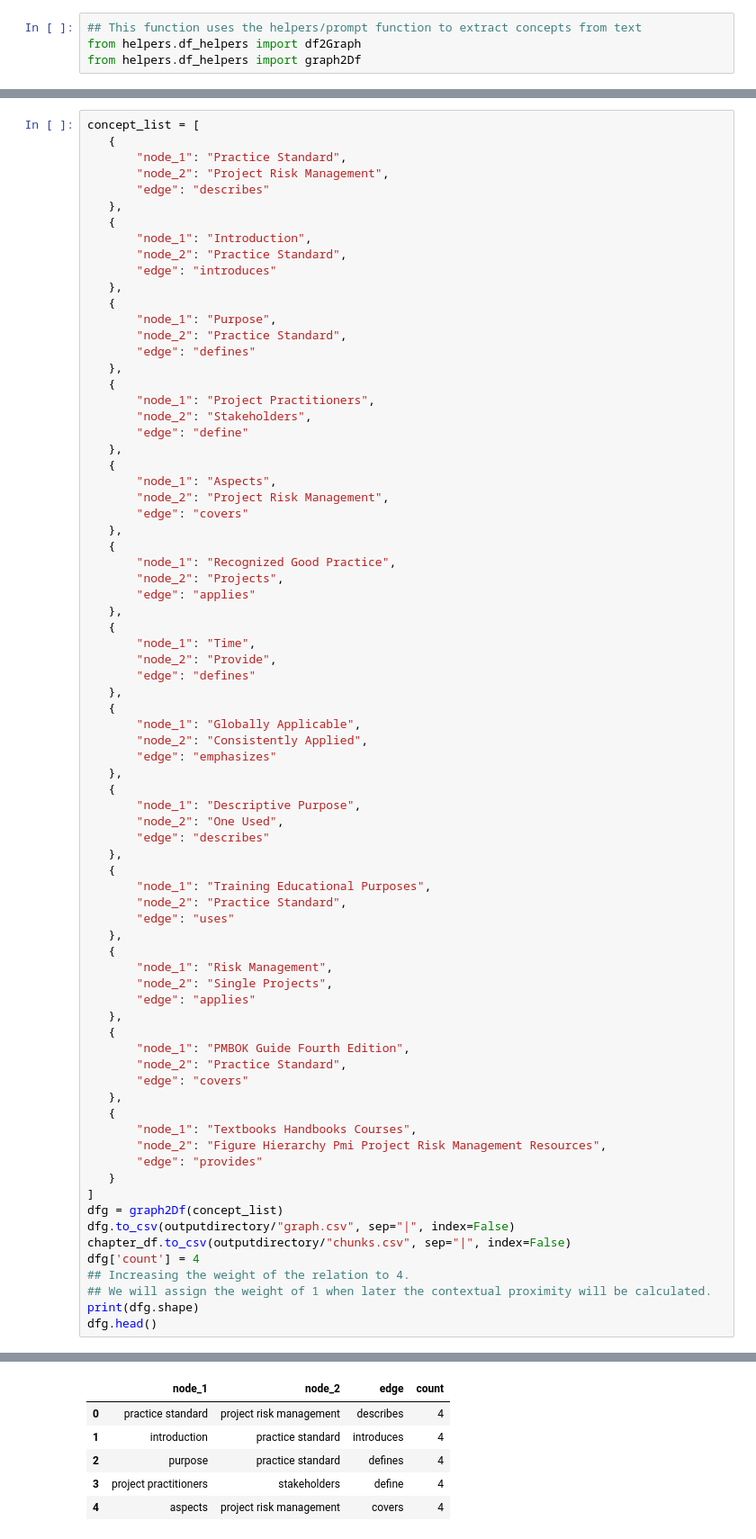
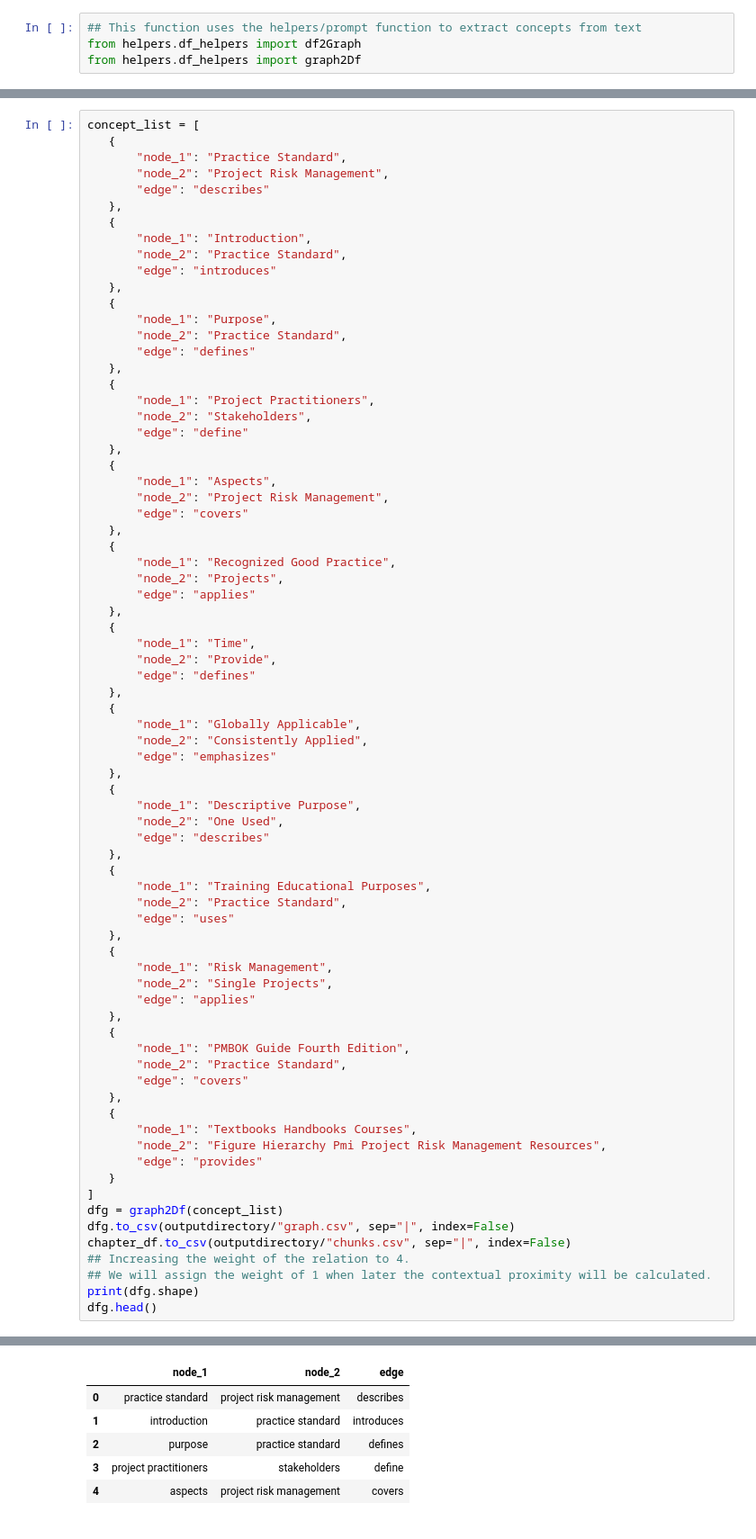
Before and after one commit to AbdelwahedSouiid/knowledge_graph, a Jupyter notebook: app/extract_concept.ipynb, the cells around one changed output, grey strips where cells are left out. Shown: that part at 90% size. Drawn from its saved outputs; the diff is of its cells as text.

```diff
--- a/app/Final Version.ipynb
+++ b/app/extract_concept.ipynb
@@ -247,7 +237,6 @@ concept_list = [
 dfg = graph2Df(concept_list)
 dfg.to_csv(outputdirectory/"graph.csv", sep="|", index=False)
 chapter_df.to_csv(outputdirectory/"chunks.csv", sep="|", index=False)
-dfg['count'] = 4
 ## Increasing the weight of the relation to 4.
 ## We will assign the weight of 1 when later the contextual proximity will be calculated.
 print(dfg.shape)
@@ -257,6 +246,6 @@ dfg.head()
-|  | node_1 | node_2 | edge | count |
-| 0 | practice standard | project risk management | describes | 4 |
-| 1 | introduction | practice standard | introduces | 4 |
-| 2 | purpose | practice standard | defines | 4 |
-| 3 | project practitioners | stakeholders | define | 4 |
-| 4 | aspects | project risk management | covers | 4 |
+|  | node_1 | node_2 | edge |
+| 0 | practice standard | project risk management | describes |
+| 1 | introduction | practice standard | introduces |
+| 2 | purpose | practice standard | defines |
+| 3 | project practitioners | stakeholders | define |
+| 4 | aspects | project risk management | covers |
```
Also changed, not shown: parts of 4 cells of this notebook, 7 other files.
